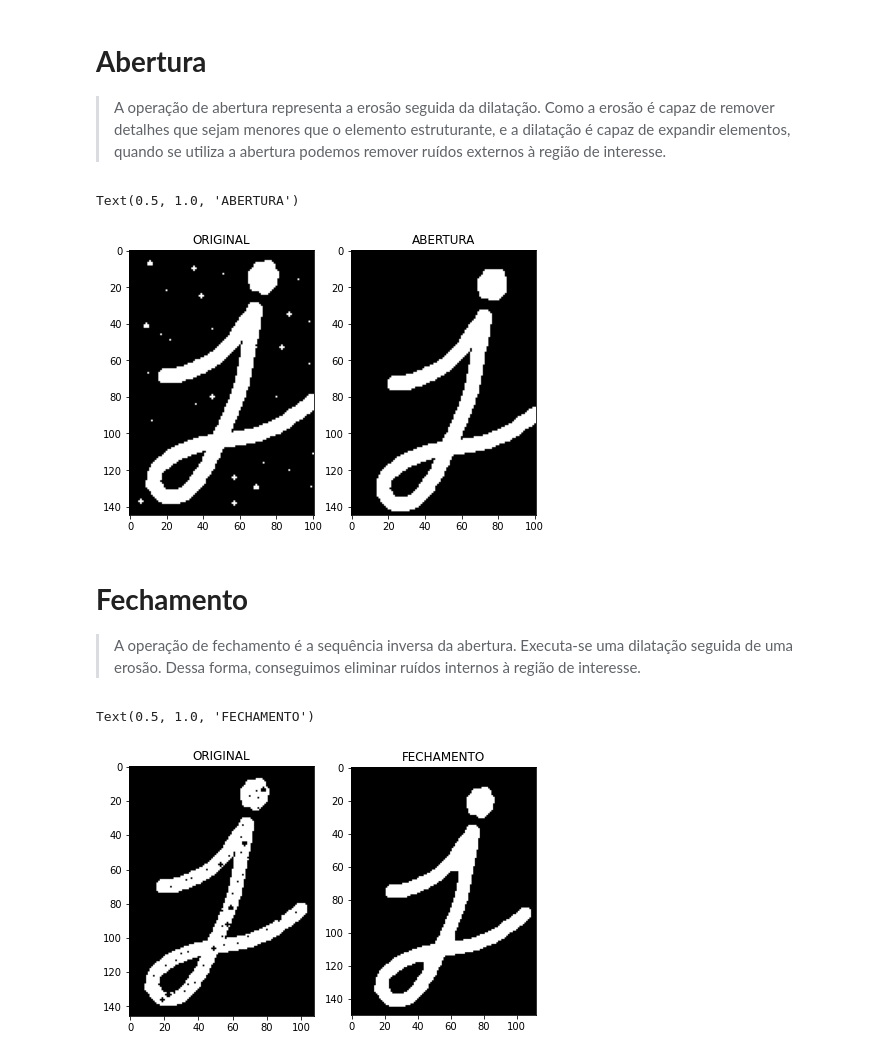
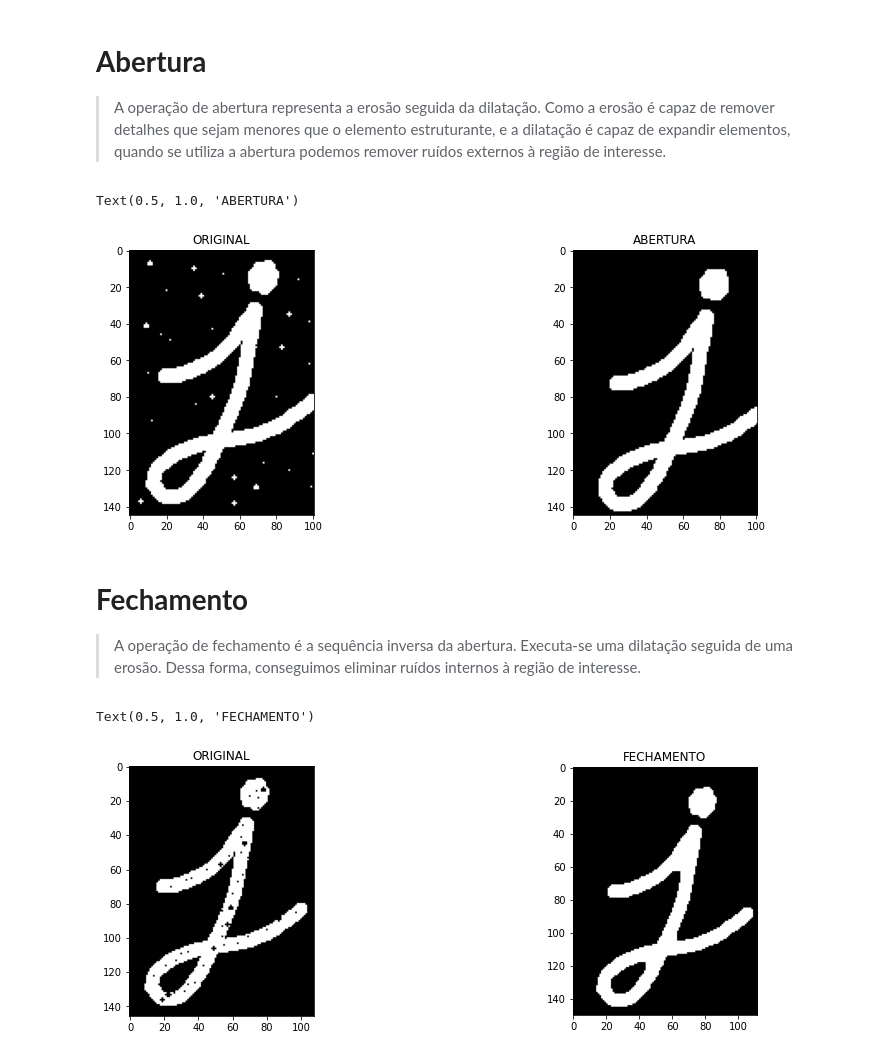
Before and after one commit to Jose-Bruno/ProcessamentoDigitalDeImagens, a Jupyter notebook: Projeto_Final_José_Bruno_da_Silva_Santos.ipynb, the cells around one changed output. Saved outputs shown, nothing was run; the diff lists cells and outputs as text; code cells hidden in the pictures.

```diff
--- a/Projeto_Final_José_Bruno_da_Silva_Santos.ipynb
+++ b/Projeto_Final_José_Bruno_da_Silva_Santos.ipynb
@@ -152,21 +152,21 @@ def abertura(imagem, elemento_estruturante):
 # %%
 img_abertura = binarizar_a_imagem(image_abertura)
 imagem_abertura = abertura(img_abertura, elemento_estruturante)
 
 fig = plt.figure(figsize=(6.4 * 3, 4.8 * 3), constrained_layout=False)
 
 # Imagem original
 fig1 = fig.add_subplot(1, 5, 1)
 fig1.imshow(img_abertura, cmap="gray")
 plt.title("ORIGINAL")
 
 # Abertura
-fig3 = fig.add_subplot(1, 5, 2)
+fig3 = fig.add_subplot(1, 5, 3)
 fig3.imshow(imagem_abertura, cmap="gray")
 plt.title("ABERTURA")
 # %% [output]
 Text(0.5, 1.0, 'ABERTURA')
-[figure, old version]
+[figure, new version]
 # %% [markdown]
 # **Fechamento**
 
@@ -191,9 +191,9 @@ fig1.imshow(img_fechamento, cmap="gray")
 plt.title("ORIGINAL")
 
 # Fechamento
-fig3 = fig.add_subplot(1, 5, 2)
+fig3 = fig.add_subplot(1, 5, 3)
 fig3.imshow(imagem_fechamento, cmap="gray")
 plt.title("FECHAMENTO")
 # %% [output]
 Text(0.5, 1.0, 'FECHAMENTO')
-[figure, old version]
+[figure, new version]
```
Also changed, not shown: parts of 2 cells of this notebook.
